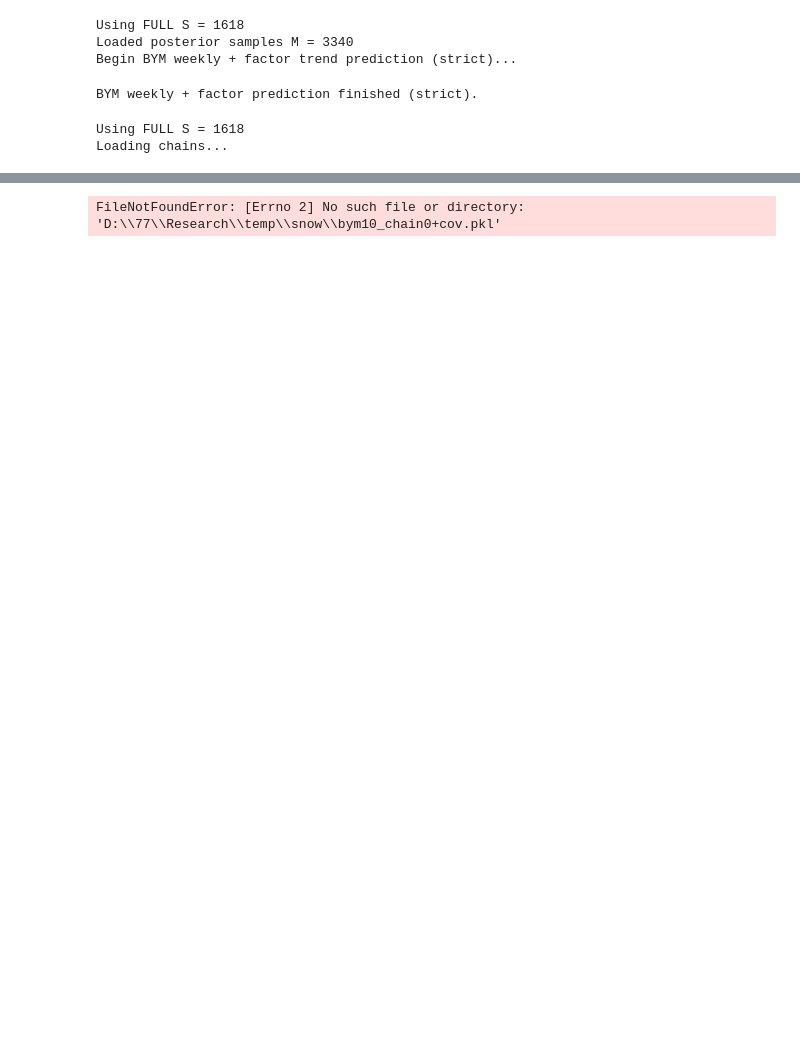
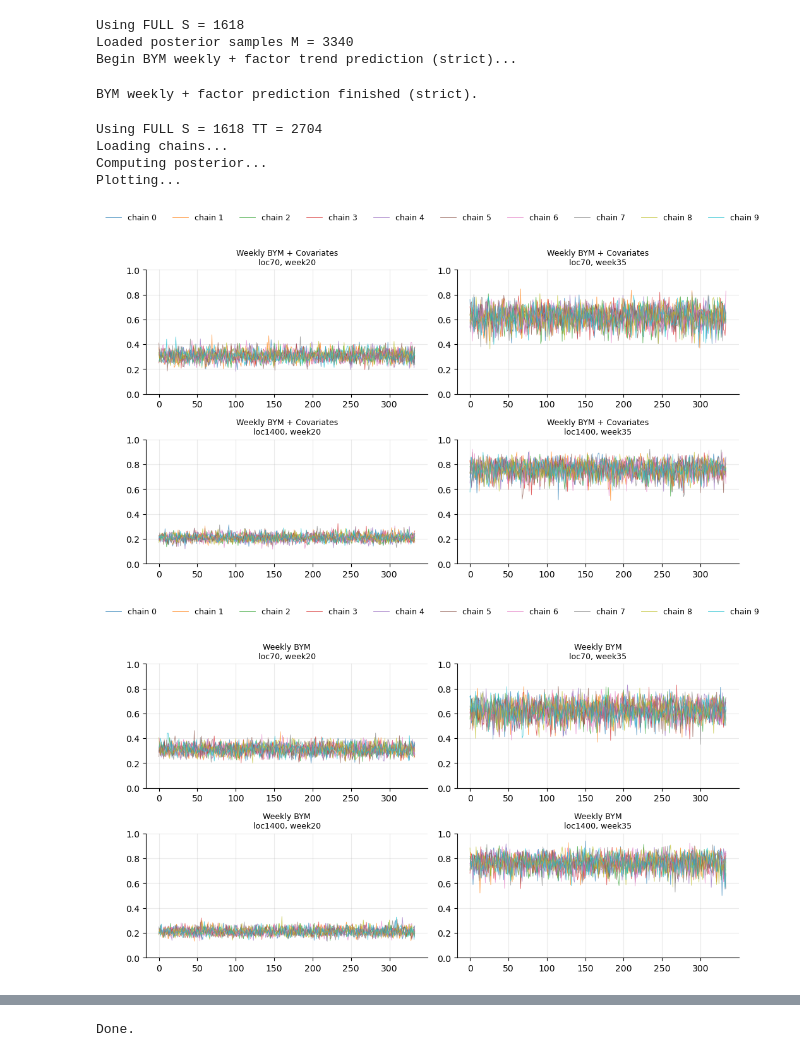
Before and after one commit to qwang113/Snow-Trend, a Jupyter notebook: py_models/trend_pred.ipynb, the cells around one changed output, grey strips where cells are left out. Drawn from its saved outputs; the diff is of its cells as text; code cells hidden in the pictures; blank space fills up the shorter version.

```diff
--- a/py_models/trend_pred.ipynb
+++ b/py_models/trend_pred.ipynb
@@ -731,7 +697,6 @@ BYM weekly + factor prediction finished (strict).
 
 import numpy as np
 import pandas as pd
-import arviz as az
 import pickle
 import pyreadr
 import matplotlib.pyplot as plt
@@ -775,7 +740,7 @@ def load_data():
 coords, y = load_data()
 S, TT = y.shape
 
-print("Using FULL S =", S)
+print("Using FULL S =", S, "TT =", TT)
 
 # ================================================================
 # COVARIATES (FULL, EXACTLY AS FITTING)
@@ -792,7 +757,6 @@ mask[no_nbs] = False
 
 elev_all[mask] = elev_raw
 elev_all[no_nbs] = nnbs_elev
-
 elev = (elev_all - elev_all.mean()) / elev_all.std()
 
 snow_temp = pyreadr.read_r(BASE_DIR / "snow_temp_full.Rda")
@@ -933,28 +897,27 @@ def compute_p_ind(eta_list):
 # ================================================================
 
 def plot_model_subplots(results, model_name):
+
     fig, axs = plt.subplots(len(locations), len(times), figsize=(10, 6))
     axs = np.atleast_2d(axs)
 
+    colors = plt.cm.tab10.colors
+
     for i, s in enumerate(locations):
         for j, t in enumerate(times):
+
             chain_samples = results[(s, t)]
-            pooled = np.concatenate(chain_samples)
+            ax = axs[i, j]
 
-            ax = axs[i, j]
-            window = 200
+            for c, chain in enumerate(chain_samples):
 
-            smooth = pd.Series(pooled).rolling(window, center=True).mean()
-            lower = pd.Series(pooled).rolling(window, center=True).quantile(0.1)
-            upper = pd.Series(pooled).rolling(window, center=True).quantile(0.9)
-
-            ax.plot(smooth, lw=1.2)
-            ax.fill_between(
-                np.arange(len(pooled)),
-                lower,
-                upper,
-                alpha=0.25
-            )
+                ax.plot(
+                    chain,
+                    lw=0.6,
+                    alpha=0.7,
+                    color=colors[c % 10],
+                    label=f"chain {c}" if (i==0 and j==0) else None
+                )
 
             ax.set_title(f"{model_name}\nloc{s}, week{t % 52 + 1}", fontsize=9)
             ax.set_ylim(0, 1)
@@ -966,7 +929,17 @@ def plot_model_subplots(results, model_name):
             ax.set_xlabel("")
             ax.set_ylabel("")
 
-    plt.tight_layout()
+    handles, labels = axs[0,0].get_legend_handles_labels()
+    fig.legend(
+        handles,
+        labels,
+        loc="upper center",
+        ncol=len(chain_samples),
+        frameon=False,
+        fontsize=9
+    )
+
+    plt.tight_layout(rect=[0, 0, 1, 0.92])
     plt.show()
 
 
@@ -1018,35 +991,39 @@ def plot_gamma_subplots(eta_list, model_name):
 
 print("Loading chains...")
 
-eta10_cov, tau10_cov = load_bym("bym10", True)
-eta10, tau10 = load_bym("bym10", False)
-eta_ind10 = load_ind("ind10")
+eta10_cov, tau10_cov = load_bym("p10_weekly_cov")
+eta10, tau10 = load_bym("p10_weekly")
+eta_ind10 = load_ind("p10_ind_all")
 
 assert eta10_cov[0].shape[0] == 8 * S + 3
 assert tau10_cov[0].shape[0] == 8 * 52
 assert eta10[0].shape[0] == 8 * S
 assert tau10[0].shape[0] == 8 * 52
 assert eta_ind10[0].shape[0] == 4 * S
 
 print("Computing posterior...")
 
 res_cov = compute_p_bym(eta10_cov, tau10_cov, use_cov=True)
 res_bym = compute_p_bym(eta10, tau10, use_cov=False)
 res_ind = compute_p_ind(eta_ind10)
 
 print("Plotting...")
 
 plot_model_subplots(res_cov, "Weekly BYM + Covariates")
 plot_model_subplots(res_bym, "Weekly BYM")
 plot_model_subplots(res_ind, "Independent Model")
 
-eta01_cov, _ = load_bym("bym01", True)
+eta01_cov, _ = load_bym("p01_weekly_cov")
 assert eta01_cov[0].shape[0] == 8 * S + 3
 
 plot_gamma_subplots(eta01_cov, "BYM + Cov (01)")
 plot_gamma_subplots(eta10_cov, "BYM + Cov (10)")
 
 print("Done.")
 # %% [output]
-Using FULL S = 1618
+Using FULL S = 1618 TT = 2704
 Loading chains...
+Computing posterior...
+Plotting...
+[figure, added]
+[figure, added]
@@ -1053,4 +1033,4 @@ Loading chains...
-FileNotFoundError: [Errno 2] No such file or directory: 'D:\\77\\Research\\temp\\snow\\bym10_chain0+cov.pkl'
+Done.
 # %%
 from pathlib import Path
 import numpy as np
```
Also changed, not shown: parts of 5 cells of this notebook, 4 other files.
